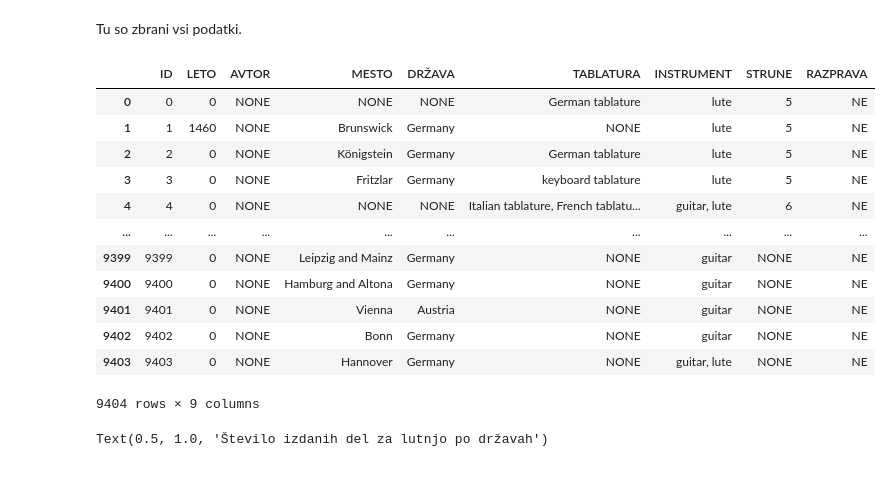
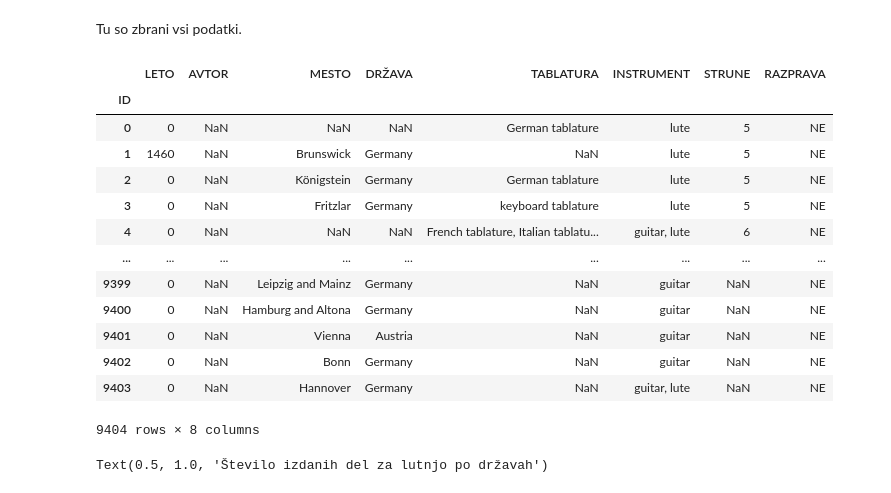
Before and after one commit to matijaskrt/uvp-seminarska-naloga, a Jupyter notebook: analiza.ipynb, the cells around one changed output. Saved outputs shown, nothing was run; the diff lists cells and outputs as text; code cells hidden in the pictures.

```diff
--- a/analiza.ipynb
+++ b/analiza.ipynb
@@ -6,23 +6,24 @@ import matplotlib.patches as mpatches
 # %% [markdown]
 Tu so zbrani vsi podatki.
 # %%
-podatki = pd.read_csv('zbrani_podatki.csv', dtype={"LETO": "Int32"})
+podatki = pd.read_csv('zbrani_podatki.csv', dtype={"LETO": "Int32"}, index_col="ID")
 pd.options.display.max_rows = 50
 podatki
 # %% [output]
-|  | ID | LETO | AVTOR | MESTO | DRŽAVA | TABLATURA | INSTRUMENT | STRUNE | RAZPRAVA |
-| 0 | 0 | 0 | NONE | NONE | NONE | German tablature | lute | 5 | NE |
-| 1 | 1 | 1460 | NONE | Brunswick | Germany | NONE | lute | 5 | NE |
-| 2 | 2 | 0 | NONE | Königstein | Germany | German tablature | lute | 5 | NE |
-| 3 | 3 | 0 | NONE | Fritzlar | Germany | keyboard tablature | lute | 5 | NE |
-| 4 | 4 | 0 | NONE | NONE | NONE | Italian tablature, French tablatu... | guitar, lute | 6 | NE |
-| ... | ... | ... | ... | ... | ... | ... | ... | ... | ... |
-| 9399 | 9399 | 0 | NONE | Leipzig and Mainz | Germany | NONE | guitar | NONE | NE |
-| 9400 | 9400 | 0 | NONE | Hamburg and Altona | Germany | NONE | guitar | NONE | NE |
-| 9401 | 9401 | 0 | NONE | Vienna | Austria | NONE | guitar | NONE | NE |
-| 9402 | 9402 | 0 | NONE | Bonn | Germany | NONE | guitar | NONE | NE |
-| 9403 | 9403 | 0 | NONE | Hannover | Germany | NONE | guitar, lute | NONE | NE |
+|  | LETO | AVTOR | MESTO | DRŽAVA | TABLATURA | INSTRUMENT | STRUNE | RAZPRAVA |
+| ID |  |  |  |  |  |  |  |  |
+| 0 | 0 | NaN | NaN | NaN | German tablature | lute | 5 | NE |
+| 1 | 1460 | NaN | Brunswick | Germany | NaN | lute | 5 | NE |
+| 2 | 0 | NaN | Königstein | Germany | German tablature | lute | 5 | NE |
+| 3 | 0 | NaN | Fritzlar | Germany | keyboard tablature | lute | 5 | NE |
+| 4 | 0 | NaN | NaN | NaN | French tablature, Italian tablatu... | guitar, lute | 6 | NE |
+| ... | ... | ... | ... | ... | ... | ... | ... | ... |
+| 9399 | 0 | NaN | Leipzig and Mainz | Germany | NaN | guitar | NaN | NE |
+| 9400 | 0 | NaN | Hamburg and Altona | Germany | NaN | guitar | NaN | NE |
+| 9401 | 0 | NaN | Vienna | Austria | NaN | guitar | NaN | NE |
+| 9402 | 0 | NaN | Bonn | Germany | NaN | guitar | NaN | NE |
+| 9403 | 0 | NaN | Hannover | Germany | NaN | guitar, lute | NaN | NE |
-9404 rows × 9 columns
+9404 rows × 8 columns
 # %%
 podatki_države = podatki[podatki.DRŽAVA != "NONE"].groupby("DRŽAVA")
 podatki_države.size().sort_values().tail(7).plot.barh(
```
Also changed, not shown: parts of 7 cells of this notebook.
